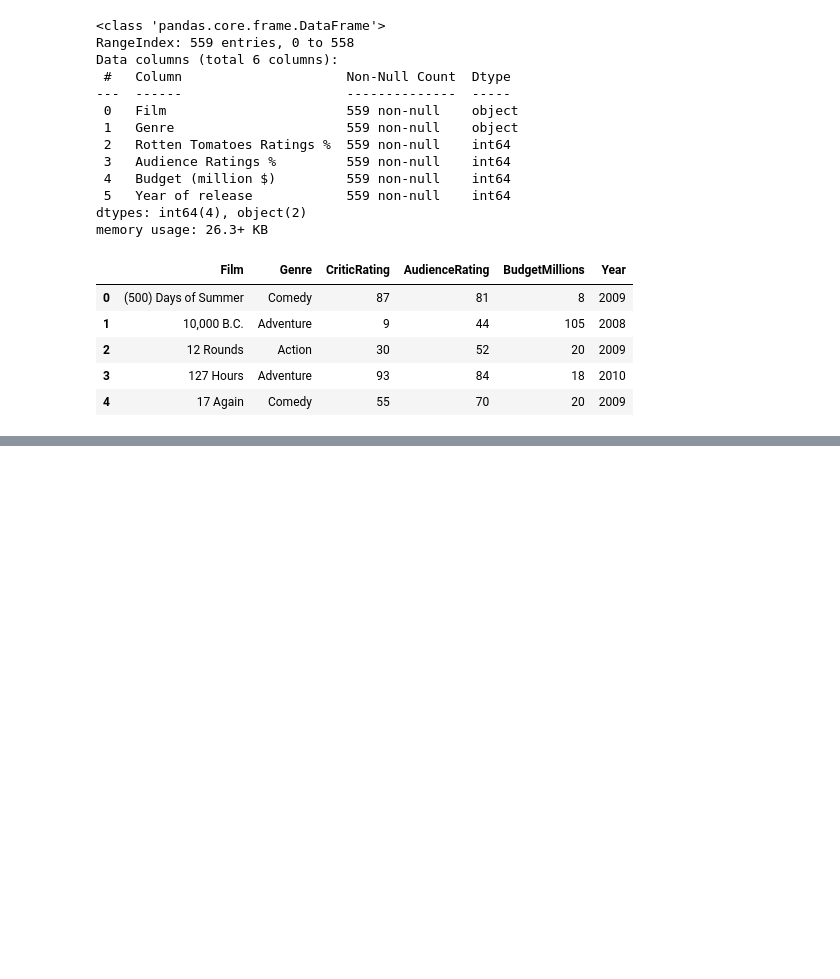
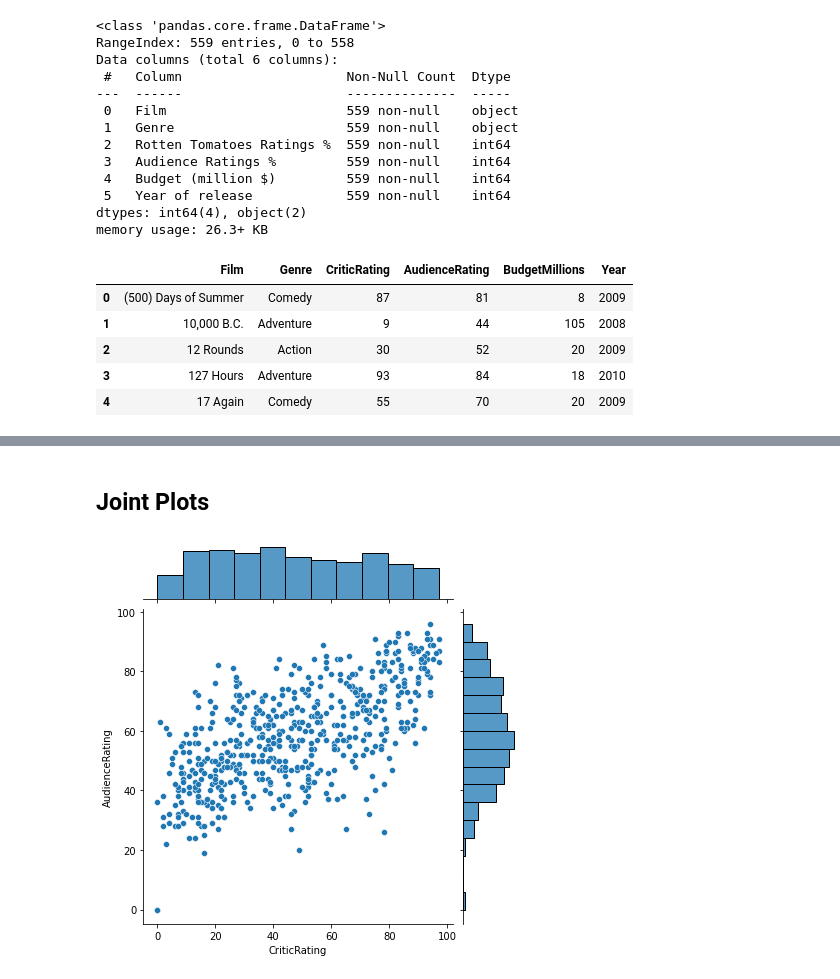
Before and after one commit to lazycoder181/JupyterNotebook, a Jupyter notebook: movie_analytics.ipynb, the cells around one changed output, grey strips where cells are left out. Drawn from its saved outputs; the diff is of its cells as text; code cells hidden in the pictures; blank space fills up the shorter version.

```diff
--- a/movie_analytics.ipynb
+++ b/movie_analytics.ipynb
@@ -59,3 +59,9 @@ df_movie.head()
 | 2 | 12 Rounds | Action | 30 | 52 | 20 | 2009 |
 | 3 | 127 Hours | Adventure | 93 | 84 | 18 | 2010 |
 | 4 | 17 Again | Comedy | 55 | 70 | 20 | 2009 |
+# %%
+#converting film, genre and year to category
+
+df_movie['Film'] = df_movie['Film'].astype('category')
+df_movie['Genre'] = df_movie['Genre'].astype('category')
+df_movie['Year'] = df_movie['Year'].astype('category')
@@ -61,0 +102,7 @@ df_movie.head()
+# %% [markdown]
+## Joint Plots
+# %%
+#Joint plots
+j = sns.jointplot(data = df_movie, x = 'CriticRating', y = 'AudienceRating')
+# %% [output]
+[figure, added]
```
Also changed, not shown: parts of 14 cells of this notebook.
